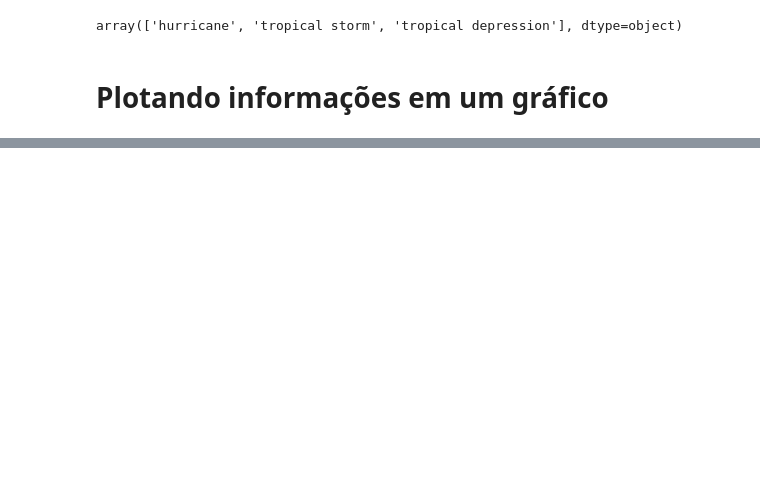
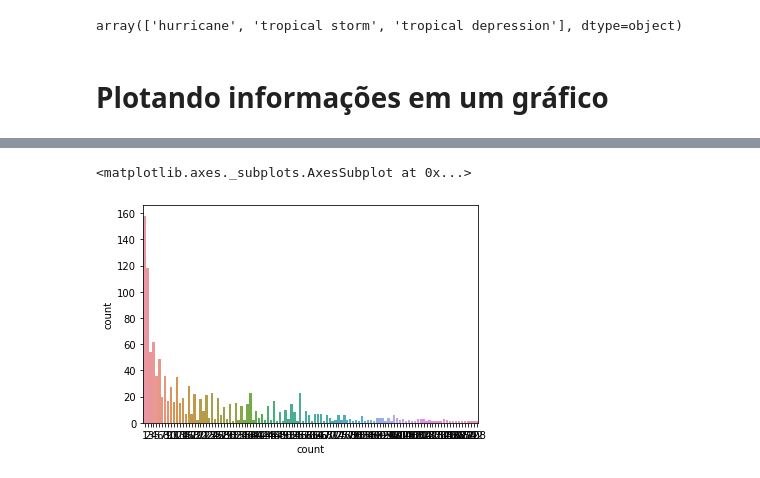
Before and after one commit to Jeferson-Peter/DataScience-Storm-Analytics, a Jupyter notebook: storm_analytics.ipynb, the cells around one changed output, grey strips where cells are left out. Saved outputs shown, nothing was run; the diff lists cells and outputs as text; code cells hidden in the pictures; blank space fills up the shorter version.

```diff
--- a/storm_analytics.ipynb
+++ b/storm_analytics.ipynb
@@ -413,0 +329,9 @@ map.add_child(plugins.HeatMap(localization, radius=15))
+# %%
+dfWeekYear = df.groupby(df['date'].apply(lambda x: "%d/%d" % (x.week, x.year))).size() \
+                             .reset_index(name='count') \
+                             .sort_values(['count'], ascending=False)
+
+sns.countplot(x='count', data=dfWeekYear)
+# %% [output]
+<matplotlib.axes._subplots.AxesSubplot at 0x...>
+[figure, added]
```
Also changed, not shown: parts of 13 cells of this notebook.
